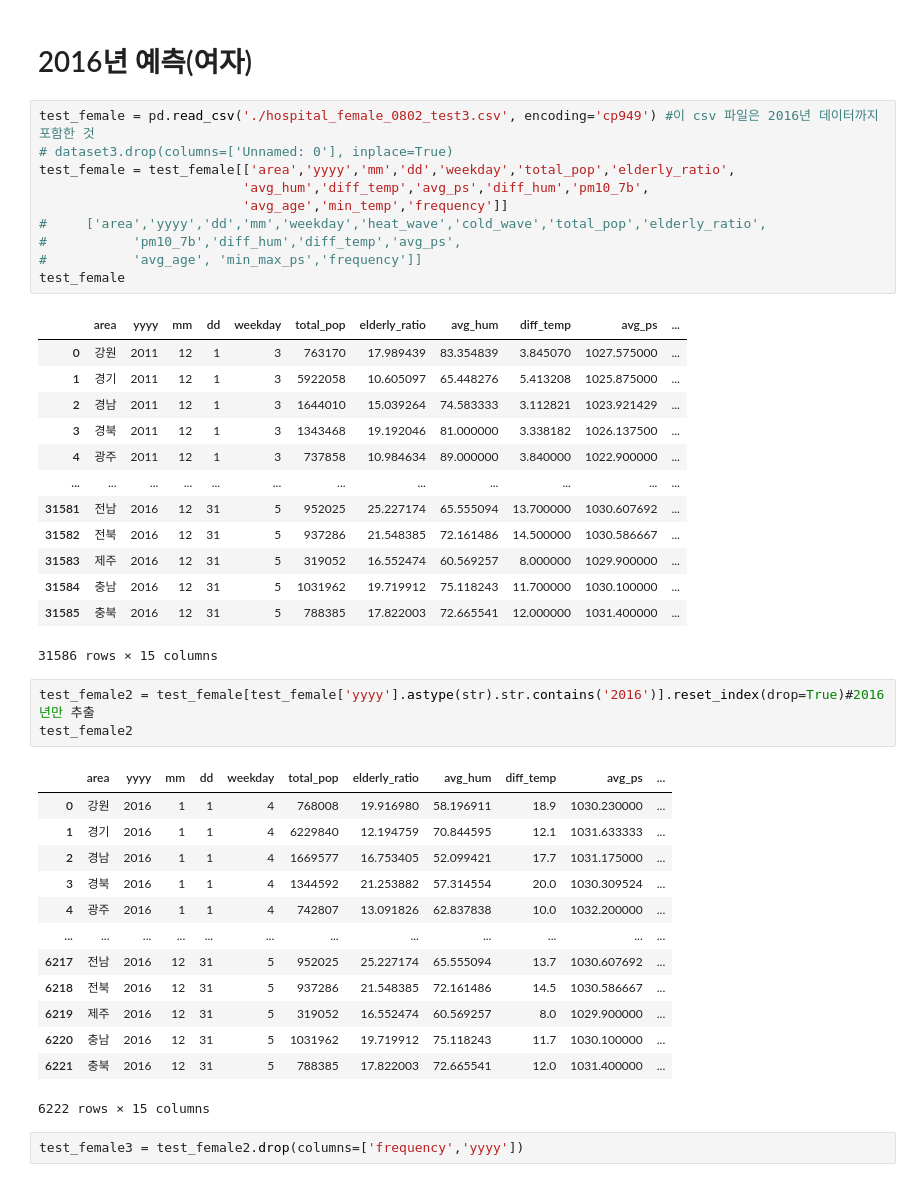
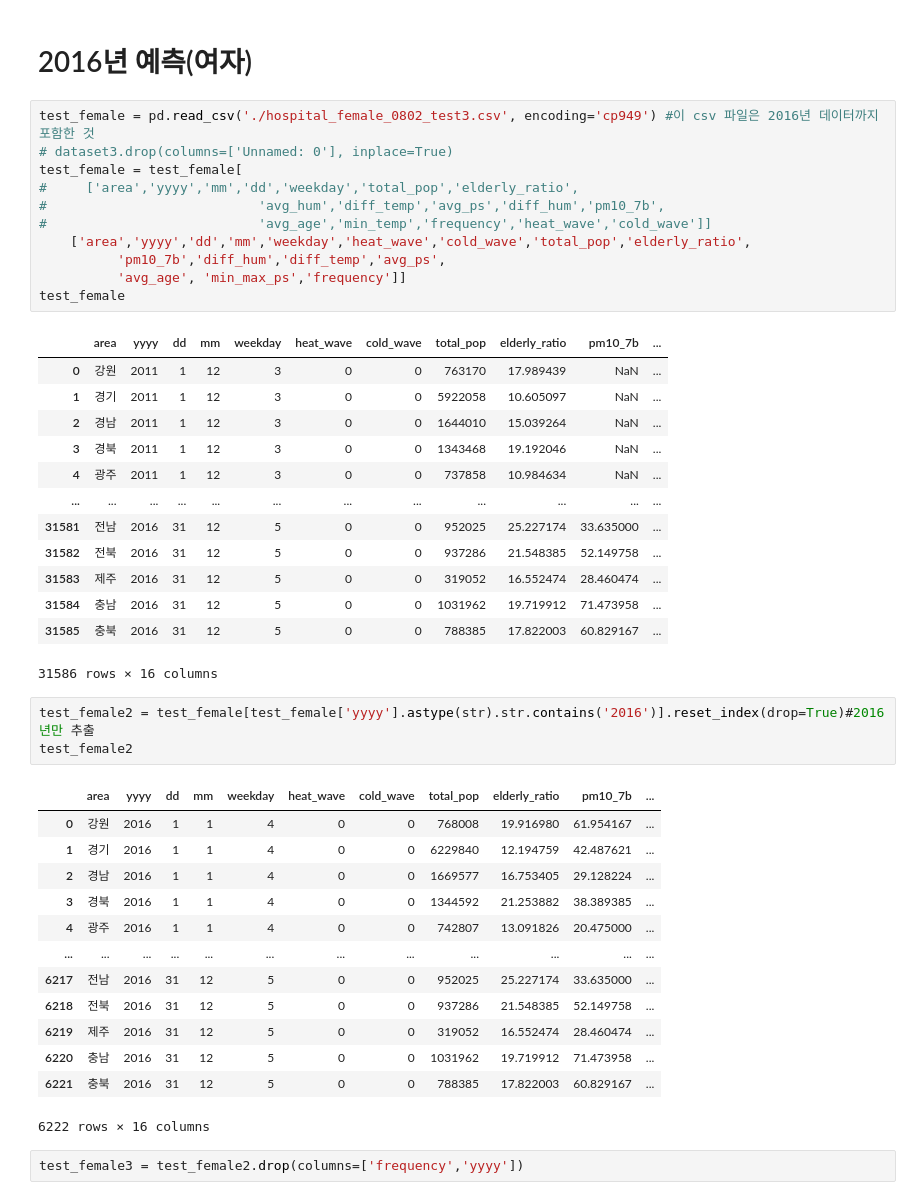
Before and after one commit to leech2193/weather_hospital_sowhat, a Jupyter notebook: 20220802_verification_changhun.ipynb, the cells around one changed output. Cells and saved outputs as stored; diff of their text form.

```diff
--- a/20220802_verification_changhun.ipynb
+++ b/20220802_verification_changhun.ipynb
@@ -418,44 +365,45 @@ model_female = blend_models(female_best_model_5)
 # %%
 test_female = pd.read_csv('./hospital_female_0802_test3.csv', encoding='cp949') #이 csv 파일은 2016년 데이터까지 포함한 것
 # dataset3.drop(columns=['Unnamed: 0'], inplace=True)
-test_female = test_female[['area','yyyy','mm','dd','weekday','total_pop','elderly_ratio',
-                          'avg_hum','diff_temp','avg_ps','diff_hum','pm10_7b',
-                          'avg_age','min_temp','frequency']]
-#     ['area','yyyy','dd','mm','weekday','heat_wave','cold_wave','total_pop','elderly_ratio',
-#           'pm10_7b','diff_hum','diff_temp','avg_ps',
-#           'avg_age', 'min_max_ps','frequency']]
+test_female = test_female[
+#     ['area','yyyy','mm','dd','weekday','total_pop','elderly_ratio',
+#                           'avg_hum','diff_temp','avg_ps','diff_hum','pm10_7b',
+#                           'avg_age','min_temp','frequency','heat_wave','cold_wave']]
+    ['area','yyyy','dd','mm','weekday','heat_wave','cold_wave','total_pop','elderly_ratio',
+          'pm10_7b','diff_hum','diff_temp','avg_ps',
+          'avg_age', 'min_max_ps','frequency']]
 test_female
 # %% [output]
-|  | area | yyyy | mm | dd | weekday | total_pop | elderly_ratio | avg_hum | diff_temp | avg_ps | ... |
-| 0 | 강원 | 2011 | 12 | 1 | 3 | 763170 | 17.989439 | 83.354839 | 3.845070 | 1027.575000 | ... |
-| 1 | 경기 | 2011 | 12 | 1 | 3 | 5922058 | 10.605097 | 65.448276 | 5.413208 | 1025.875000 | ... |
-| 2 | 경남 | 2011 | 12 | 1 | 3 | 1644010 | 15.039264 | 74.583333 | 3.112821 | 1023.921429 | ... |
-| 3 | 경북 | 2011 | 12 | 1 | 3 | 1343468 | 19.192046 | 81.000000 | 3.338182 | 1026.137500 | ... |
-| 4 | 광주 | 2011 | 12 | 1 | 3 | 737858 | 10.984634 | 89.000000 | 3.840000 | 1022.900000 | ... |
+|  | area | yyyy | dd | mm | weekday | heat_wave | cold_wave | total_pop | elderly_ratio | pm10_7b | ... |
+| 0 | 강원 | 2011 | 1 | 12 | 3 | 0 | 0 | 763170 | 17.989439 | NaN | ... |
+| 1 | 경기 | 2011 | 1 | 12 | 3 | 0 | 0 | 5922058 | 10.605097 | NaN | ... |
+| 2 | 경남 | 2011 | 1 | 12 | 3 | 0 | 0 | 1644010 | 15.039264 | NaN | ... |
+| 3 | 경북 | 2011 | 1 | 12 | 3 | 0 | 0 | 1343468 | 19.192046 | NaN | ... |
+| 4 | 광주 | 2011 | 1 | 12 | 3 | 0 | 0 | 737858 | 10.984634 | NaN | ... |
 | ... | ... | ... | ... | ... | ... | ... | ... | ... | ... | ... | ... |
-| 31581 | 전남 | 2016 | 12 | 31 | 5 | 952025 | 25.227174 | 65.555094 | 13.700000 | 1030.607692 | ... |
-| 31582 | 전북 | 2016 | 12 | 31 | 5 | 937286 | 21.548385 | 72.161486 | 14.500000 | 1030.586667 | ... |
-| 31583 | 제주 | 2016 | 12 | 31 | 5 | 319052 | 16.552474 | 60.569257 | 8.000000 | 1029.900000 | ... |
-| 31584 | 충남 | 2016 | 12 | 31 | 5 | 1031962 | 19.719912 | 75.118243 | 11.700000 | 1030.100000 | ... |
-| 31585 | 충북 | 2016 | 12 | 31 | 5 | 788385 | 17.822003 | 72.665541 | 12.000000 | 1031.400000 | ... |
+| 31581 | 전남 | 2016 | 31 | 12 | 5 | 0 | 0 | 952025 | 25.227174 | 33.635000 | ... |
+| 31582 | 전북 | 2016 | 31 | 12 | 5 | 0 | 0 | 937286 | 21.548385 | 52.149758 | ... |
+| 31583 | 제주 | 2016 | 31 | 12 | 5 | 0 | 0 | 319052 | 16.552474 | 28.460474 | ... |
+| 31584 | 충남 | 2016 | 31 | 12 | 5 | 0 | 0 | 1031962 | 19.719912 | 71.473958 | ... |
+| 31585 | 충북 | 2016 | 31 | 12 | 5 | 0 | 0 | 788385 | 17.822003 | 60.829167 | ... |
-31586 rows × 15 columns
+31586 rows × 16 columns
 # %%
 test_female2 = test_female[test_female['yyyy'].astype(str).str.contains('2016')].reset_index(drop=True)#2016년만 추출
 test_female2
 # %% [output]
-|  | area | yyyy | mm | dd | weekday | total_pop | elderly_ratio | avg_hum | diff_temp | avg_ps | ... |
-| 0 | 강원 | 2016 | 1 | 1 | 4 | 768008 | 19.916980 | 58.196911 | 18.9 | 1030.230000 | ... |
-| 1 | 경기 | 2016 | 1 | 1 | 4 | 6229840 | 12.194759 | 70.844595 | 12.1 | 1031.633333 | ... |
-| 2 | 경남 | 2016 | 1 | 1 | 4 | 1669577 | 16.753405 | 52.099421 | 17.7 | 1031.175000 | ... |
-| 3 | 경북 | 2016 | 1 | 1 | 4 | 1344592 | 21.253882 | 57.314554 | 20.0 | 1030.309524 | ... |
-| 4 | 광주 | 2016 | 1 | 1 | 4 | 742807 | 13.091826 | 62.837838 | 10.0 | 1032.200000 | ... |
+|  | area | yyyy | dd | mm | weekday | heat_wave | cold_wave | total_pop | elderly_ratio | pm10_7b | ... |
+| 0 | 강원 | 2016 | 1 | 1 | 4 | 0 | 0 | 768008 | 19.916980 | 61.954167 | ... |
+| 1 | 경기 | 2016 | 1 | 1 | 4 | 0 | 0 | 6229840 | 12.194759 | 42.487621 | ... |
+| 2 | 경남 | 2016 | 1 | 1 | 4 | 0 | 0 | 1669577 | 16.753405 | 29.128224 | ... |
+| 3 | 경북 | 2016 | 1 | 1 | 4 | 0 | 0 | 1344592 | 21.253882 | 38.389385 | ... |
+| 4 | 광주 | 2016 | 1 | 1 | 4 | 0 | 0 | 742807 | 13.091826 | 20.475000 | ... |
 | ... | ... | ... | ... | ... | ... | ... | ... | ... | ... | ... | ... |
-| 6217 | 전남 | 2016 | 12 | 31 | 5 | 952025 | 25.227174 | 65.555094 | 13.7 | 1030.607692 | ... |
-| 6218 | 전북 | 2016 | 12 | 31 | 5 | 937286 | 21.548385 | 72.161486 | 14.5 | 1030.586667 | ... |
-| 6219 | 제주 | 2016 | 12 | 31 | 5 | 319052 | 16.552474 | 60.569257 | 8.0 | 1029.900000 | ... |
-| 6220 | 충남 | 2016 | 12 | 31 | 5 | 1031962 | 19.719912 | 75.118243 | 11.7 | 1030.100000 | ... |
-| 6221 | 충북 | 2016 | 12 | 31 | 5 | 788385 | 17.822003 | 72.665541 | 12.0 | 1031.400000 | ... |
+| 6217 | 전남 | 2016 | 31 | 12 | 5 | 0 | 0 | 952025 | 25.227174 | 33.635000 | ... |
+| 6218 | 전북 | 2016 | 31 | 12 | 5 | 0 | 0 | 937286 | 21.548385 | 52.149758 | ... |
+| 6219 | 제주 | 2016 | 31 | 12 | 5 | 0 | 0 | 319052 | 16.552474 | 28.460474 | ... |
+| 6220 | 충남 | 2016 | 31 | 12 | 5 | 0 | 0 | 1031962 | 19.719912 | 71.473958 | ... |
+| 6221 | 충북 | 2016 | 31 | 12 | 5 | 0 | 0 | 788385 | 17.822003 | 60.829167 | ... |
-6222 rows × 15 columns
+6222 rows × 16 columns
 # %%
 test_female3 = test_female2.drop(columns=['frequency','yyyy'])
 # %%
```
Also changed, not shown: parts of 43 cells of this notebook.
